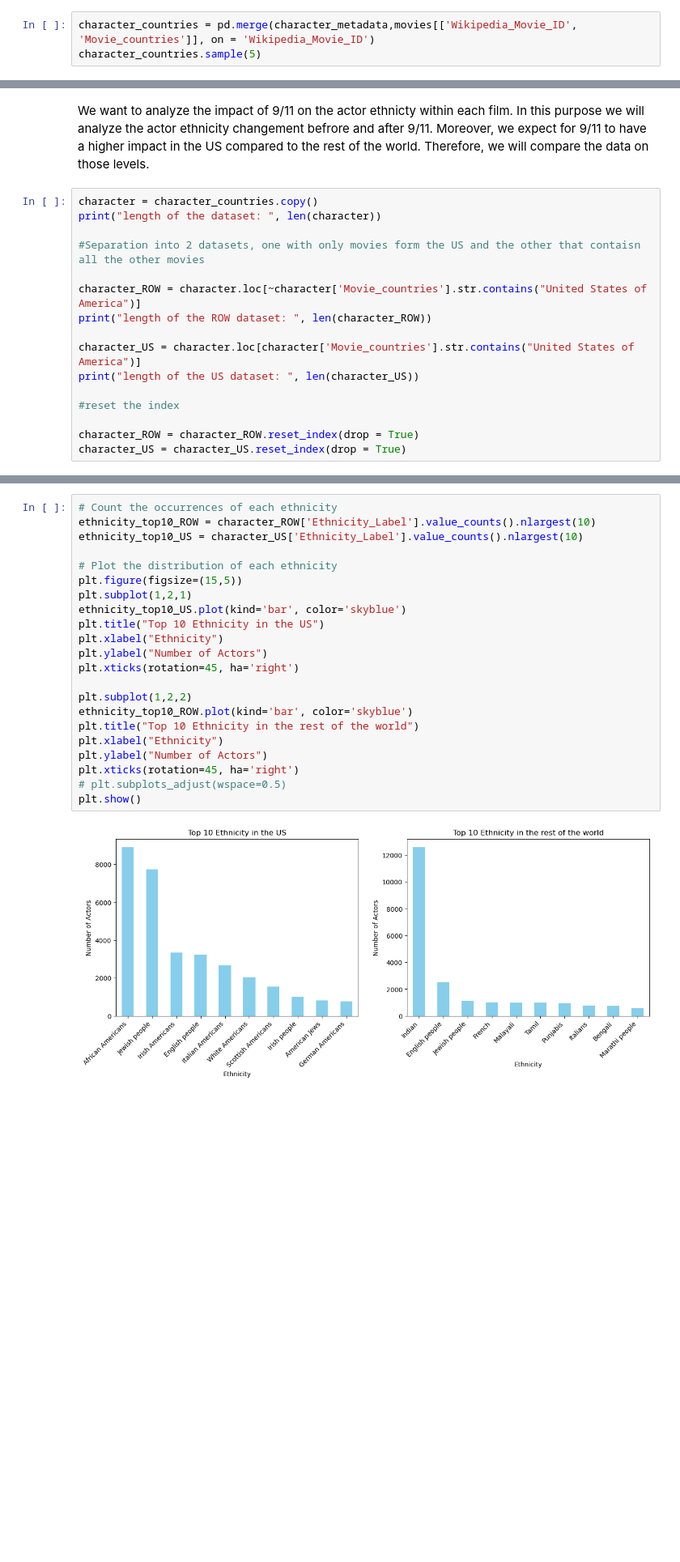
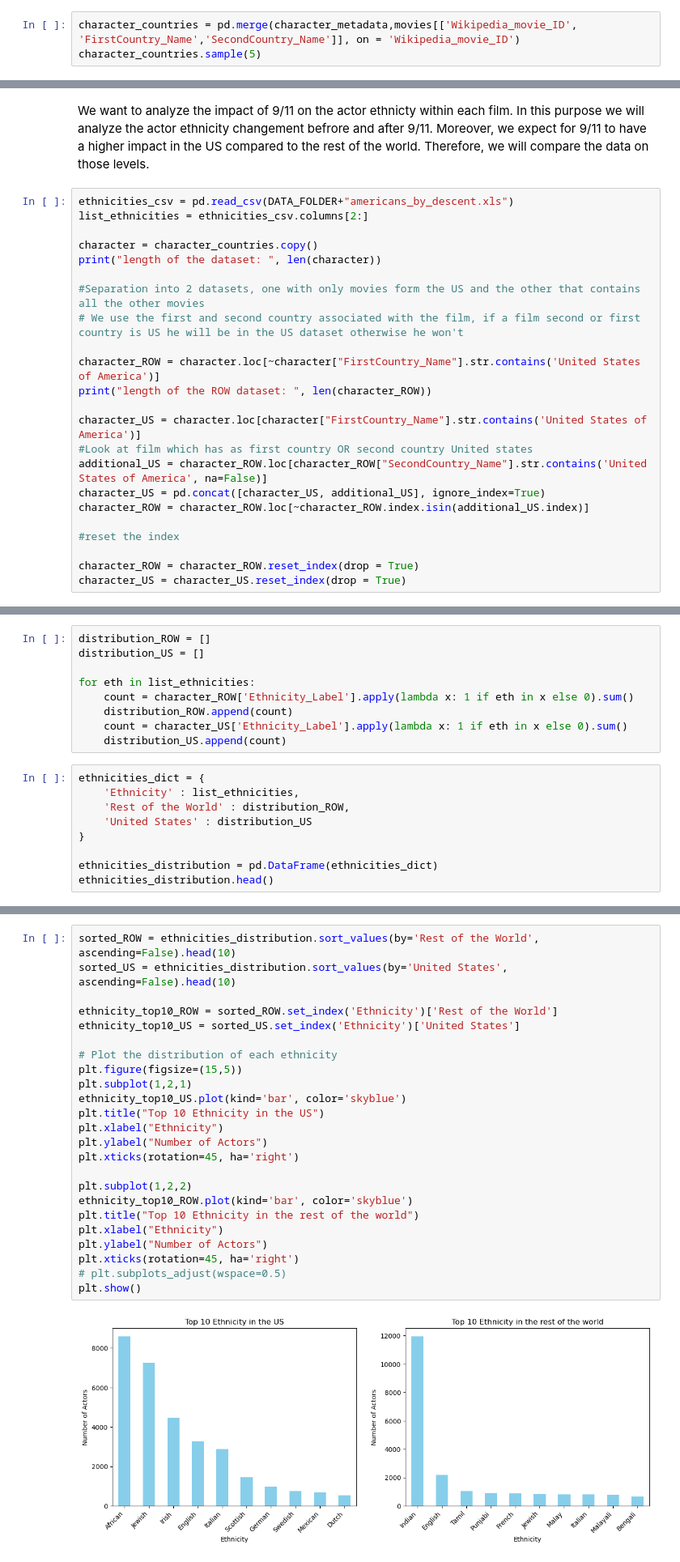
Before and after one commit to epfl-ada/ada-2024-project-adanonymous, a Jupyter notebook: src/utils/Actor_ethnicity_louis.ipynb, the cells around one changed output, grey strips where cells are left out. Shown at 81% size. Cells and saved outputs as stored; diff of their text form; blank space fills up the shorter version.

```diff
--- a/src/utils/Actor_ethnicity_louis.ipynb
+++ b/src/utils/Actor_ethnicity_louis.ipynb
@@ -19,6 +20,6 @@ movies = pd.read_csv(MOVIE_DATASET, sep='\t', header=None,names=movies_column_na
 # %% [markdown]
 We want to look at the character ethnicity representation depending on the country. Therefore, we can merge the character dataset with the column from the movie dataset containing the country of each film.
 # %%
-character_countries = pd.merge(character_metadata,movies[['Wikipedia_Movie_ID', 'Movie_countries']], on = 'Wikipedia_Movie_ID')
+character_countries = pd.merge(character_metadata,movies[['Wikipedia_movie_ID', 'FirstCountry_Name','SecondCountry_Name']], on = 'Wikipedia_movie_ID')
 character_countries.sample(5)
 # %% [output]
@@ -33,16 +34,23 @@ character_countries.sample(5)
 # %% [markdown]
 We want to analyze the impact of 9/11 on the actor ethnicty within each film. In this purpose we will analyze the actor ethnicity changement befrore and after 9/11. Moreover, we expect for 9/11 to have a higher impact in the US compared to the rest of the world. Therefore, we will compare the data on those levels.
 # %%
+ethnicities_csv = pd.read_csv(DATA_FOLDER+"americans_by_descent.xls")
+list_ethnicities = ethnicities_csv.columns[2:]
+
 character = character_countries.copy()
 print("length of the dataset: ", len(character))
 
-#Separation into 2 datasets, one with only movies form the US and the other that contaisn all the other movies
+#Separation into 2 datasets, one with only movies form the US and the other that contains all the other movies
+# We use the first and second country associated with the film, if a film second or first country is US he will be in the US dataset otherwise he won't
 
-character_ROW = character.loc[~character['Movie_countries'].str.contains("United States of America")]
+character_ROW = character.loc[~character["FirstCountry_Name"].str.contains('United States of America')]
 print("length of the ROW dataset: ", len(character_ROW))
 
-character_US = character.loc[character['Movie_countries'].str.contains("United States of America")]
-print("length of the US dataset: ", len(character_US))
+character_US = character.loc[character["FirstCountry_Name"].str.contains('United States of America')]
+#Look at film which has as first country OR second country United states
+additional_US = character_ROW.loc[character_ROW["SecondCountry_Name"].str.contains('United States of America', na=False)]
+character_US = pd.concat([character_US, additional_US], ignore_index=True)
+character_ROW = character_ROW.loc[~character_ROW.index.isin(additional_US.index)]
 
 #reset the index
 
@@ -54,0 +64,18 @@ length of the US dataset:  46609
+# %%
+distribution_ROW = []
+distribution_US = []
+
+for eth in list_ethnicities:
+    count = character_ROW['Ethnicity_Label'].apply(lambda x: 1 if eth in x else 0).sum()
+    distribution_ROW.append(count)
+    count = character_US['Ethnicity_Label'].apply(lambda x: 1 if eth in x else 0).sum()
+    distribution_US.append(count)
+# %%
+ethnicities_dict = {
+    'Ethnicity' : list_ethnicities,
+    'Rest of the World' : distribution_ROW,
+    'United States' : distribution_US
+}
+
+ethnicities_distribution = pd.DataFrame(ethnicities_dict)
+ethnicities_distribution.head()
@@ -55,27 +101,29 @@ length of the US dataset:  46609
 # %%
-# Count the occurrences of each ethnicity
-ethnicity_top10_ROW = character_ROW['Ethnicity_Label'].value_counts().nlargest(10)
-ethnicity_top10_US = character_US['Ethnicity_Label'].value_counts().nlargest(10)
+sorted_ROW = ethnicities_distribution.sort_values(by='Rest of the World', ascending=False).head(10)
+sorted_US = ethnicities_distribution.sort_values(by='United States', ascending=False).head(10)
+
+ethnicity_top10_ROW = sorted_ROW.set_index('Ethnicity')['Rest of the World']
+ethnicity_top10_US = sorted_US.set_index('Ethnicity')['United States']
 
 # Plot the distribution of each ethnicity
 plt.figure(figsize=(15,5))
 plt.subplot(1,2,1)
 ethnicity_top10_US.plot(kind='bar', color='skyblue')
 plt.title("Top 10 Ethnicity in the US")
 plt.xlabel("Ethnicity")
 plt.ylabel("Number of Actors")
 plt.xticks(rotation=45, ha='right')
 
 plt.subplot(1,2,2)
 ethnicity_top10_ROW.plot(kind='bar', color='skyblue')
 plt.title("Top 10 Ethnicity in the rest of the world")
 plt.xlabel("Ethnicity")
 plt.ylabel("Number of Actors")
 plt.xticks(rotation=45, ha='right')
 # plt.subplots_adjust(wspace=0.5)
 plt.show()
 # %% [output]
-[figure, old version]
+[figure, new version]
 # %% [markdown]
 We observe the top 10 ethnicty in the rest of the world differ from the top 10 ethnicty within the US. The African Americains is the most represented ethnicity in the US whereas in the rest of the world this is the indian.
 # %% [markdown]
```
Also changed, not shown: parts of 48 cells of this notebook.
